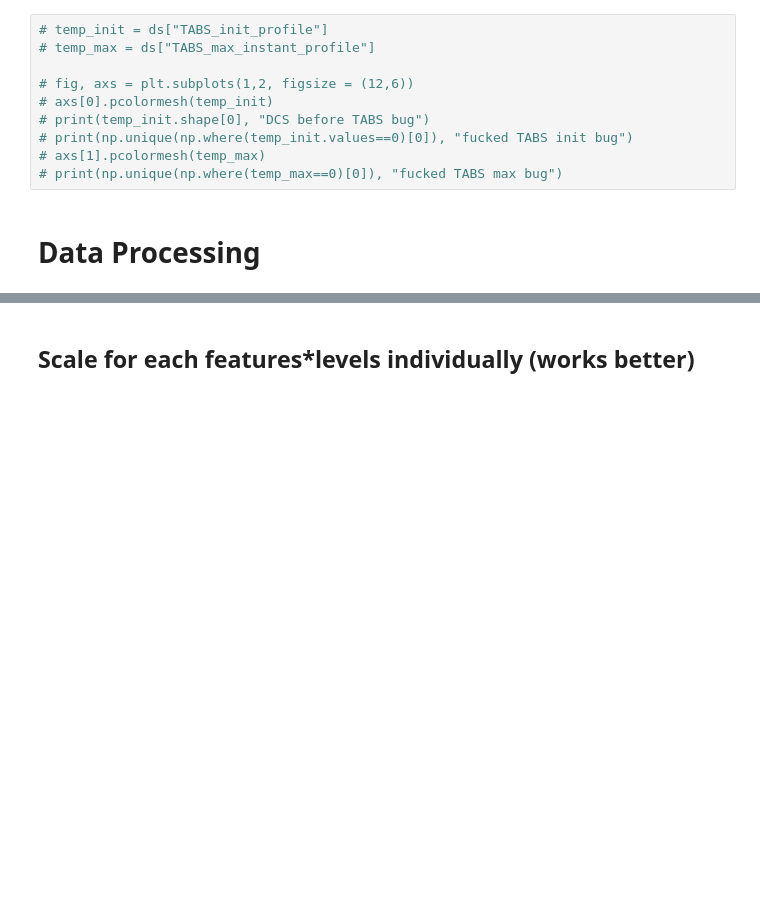
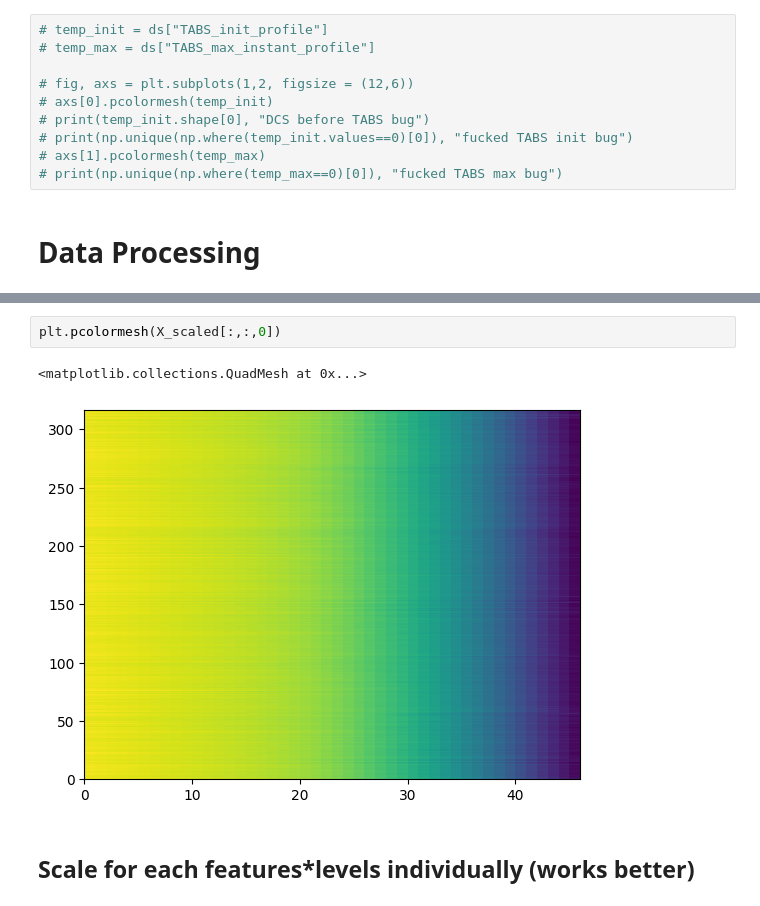
Before and after one commit to 19carenso/shear, a Jupyter notebook: notebooks/ml/auto_encoder_v3.ipynb, the cells around one changed output, grey strips where cells are left out. Cells and saved outputs as stored; diff of their text form; blank space fills up the shorter version.

```diff
--- a/notebooks/ml/auto_encoder_v3.ipynb
+++ b/notebooks/ml/auto_encoder_v3.ipynb
@@ -88,3 +77,8 @@ KeyError: 'TABS_init_profile'
+# %%
+plt.pcolormesh(X_scaled[:,:,0])
+# %% [output]
+<matplotlib.collections.QuadMesh at 0x...>
+[figure, added]
 # %% [markdown]
 ## Scale for each features*levels individually (works better)
 # %%
```
Also changed, not shown: parts of 15 cells of this notebook, 13 other files.
